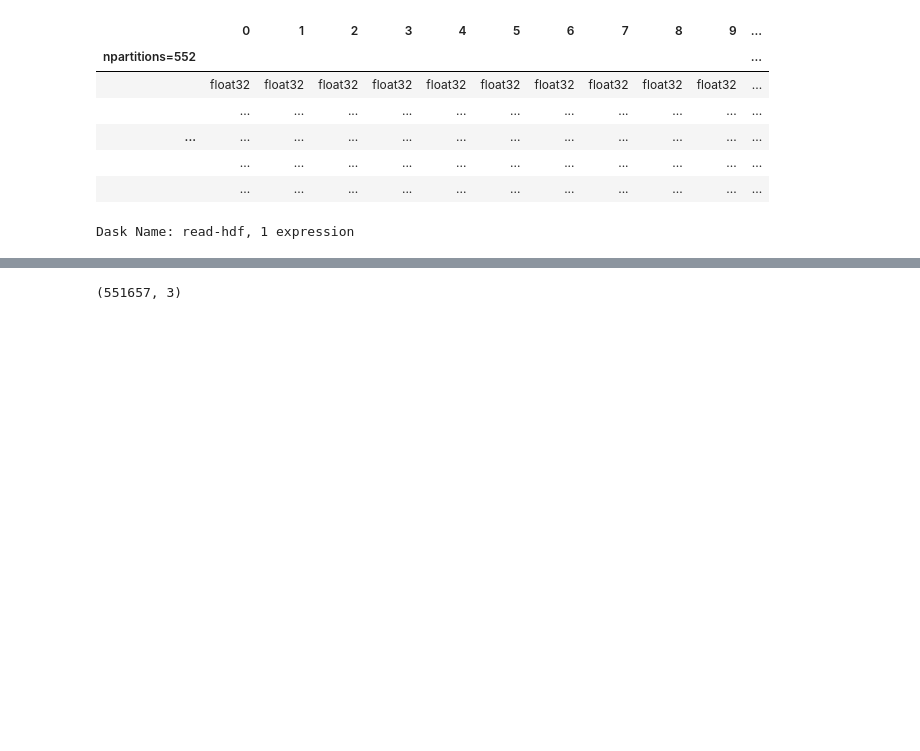
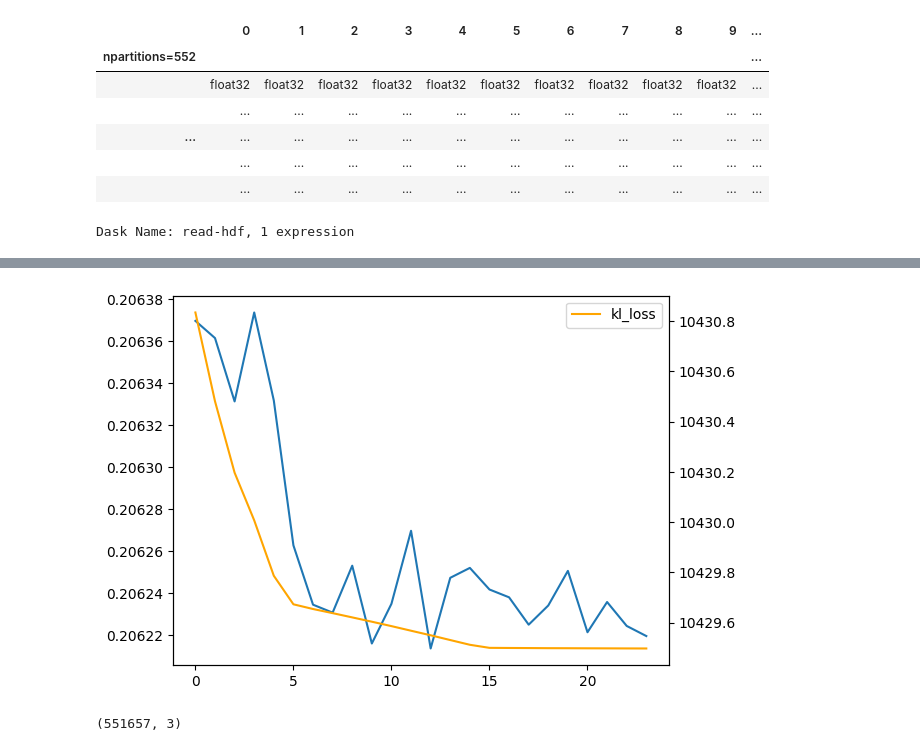
Before and after one commit to Lord225/datamining-on-pypl, a Jupyter notebook: transformers/cluster4.ipynb, the cells around one changed output, grey strips where cells are left out. Cells and saved outputs as stored; diff of their text form; code cells hidden in the pictures; blank space fills up the shorter version.

Commit message:
add plots and analize docstrings

```diff
--- a/transformers/cluster4.ipynb
+++ b/transformers/cluster4.ipynb
@@ -122,9 +122,14 @@ total_batches = len(dataloader)
 
 model.train()
 
+x_losses = []
+kl_losses = []
+
 for epoch in range(30):
     overall_loss = 0
     x_loss = 0
+    overall_kl_loss = 0
+    overall_x_loss = 0
 
     batches = tqdm.tqdm(enumerate(dataloader), total=total_batches)
     batches.set_description(f"Epoch {epoch + 1}")
@@ -133,18 +138,25 @@ for epoch in range(30):
         optimizer.zero_grad()
 
         x_hat = model(x)
-        x_loss =  ((x - x_hat)**2).sum()
+        x_loss = ((x - x_hat)**2).mean()
         kl_loss = model.encoder.kl
 
         loss = x_loss + kl_loss
 
         overall_loss += loss.item()
-        x_loss += x_loss.item()
+        overall_x_loss += x_loss.item()
+        overall_kl_loss += kl_loss.item()
 
         loss.backward()
         optimizer.step()
 
         batches.set_postfix(loss=overall_loss / (batch_idx + 1))
+
+    overall_x_loss = overall_x_loss / batch_idx
+    overall_kl_loss = overall_kl_loss / batch_idx
+
+    x_losses.append(overall_x_loss)
+    kl_losses.append(overall_kl_loss)
 
     if epoch == 3:
         optimizer.param_groups[0]['lr'] = 1e-3
@@ -172,4 +184,27 @@ Epoch 12 Average Loss:  1202145.0224431818 x_loss:  tensor(6742.6235, device='cu
 ... (18 outputs left out)
+# %%
+# plot losses
+import matplotlib.pyplot as plt
+
+# make y axis independent of x_loss and kl_loss
+x_losses = np.array(x_losses)
+kl_losses = np.array(kl_losses)
+
+# drop first 3 epochs
+x_losses = x_losses[3:]
+kl_losses = kl_losses[3:]
+
+ax = plt.subplot(111)
+ax.plot(x_losses, label='x_loss')
+ax2 = ax.twinx()
+
+ax2.plot(kl_losses, label='kl_loss', color='orange')
+
+plt.legend()
+
+plt.show()
+# %% [output]
+[figure, added]
 # %%
 # save model
 torch.save(model.state_dict(), 'model.pth')
```
Also changed, not shown: parts of 2 cells of this notebook, 10 other files.
